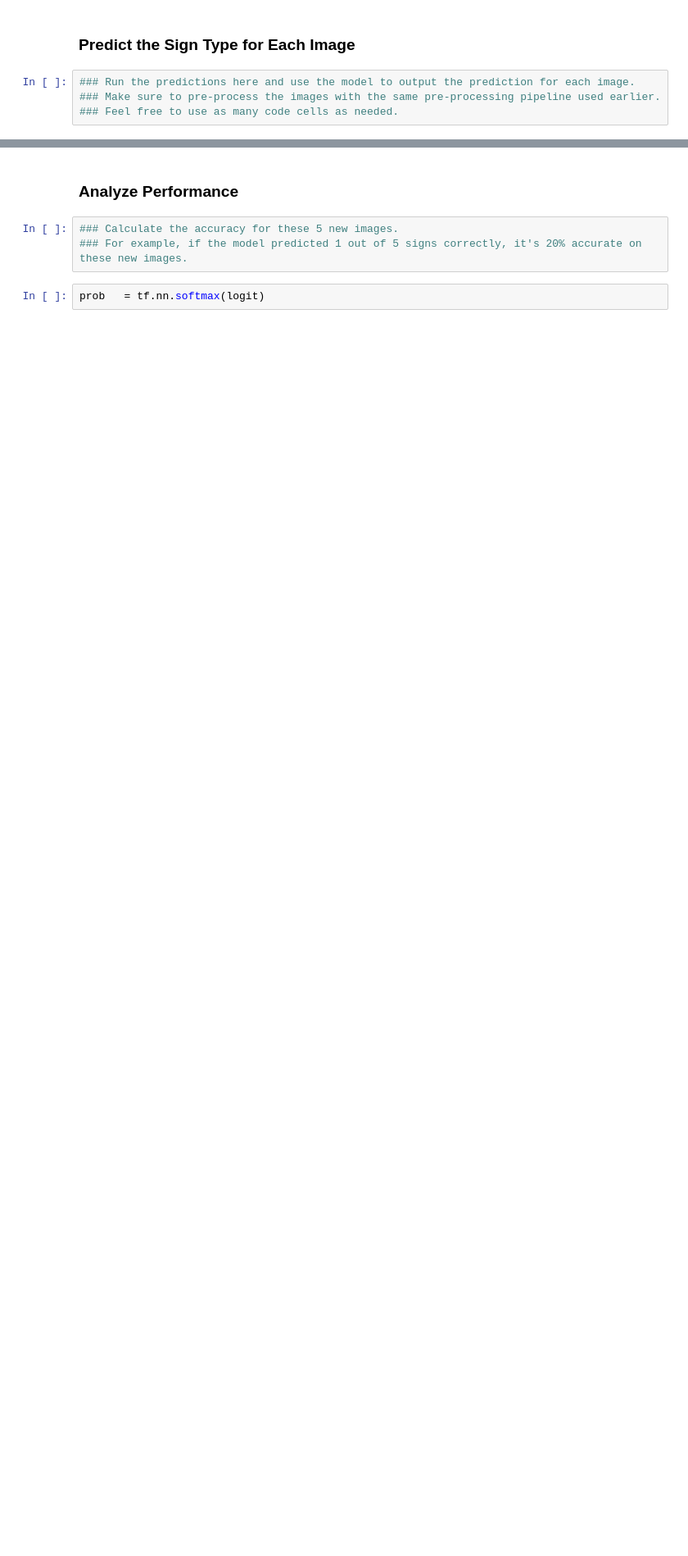
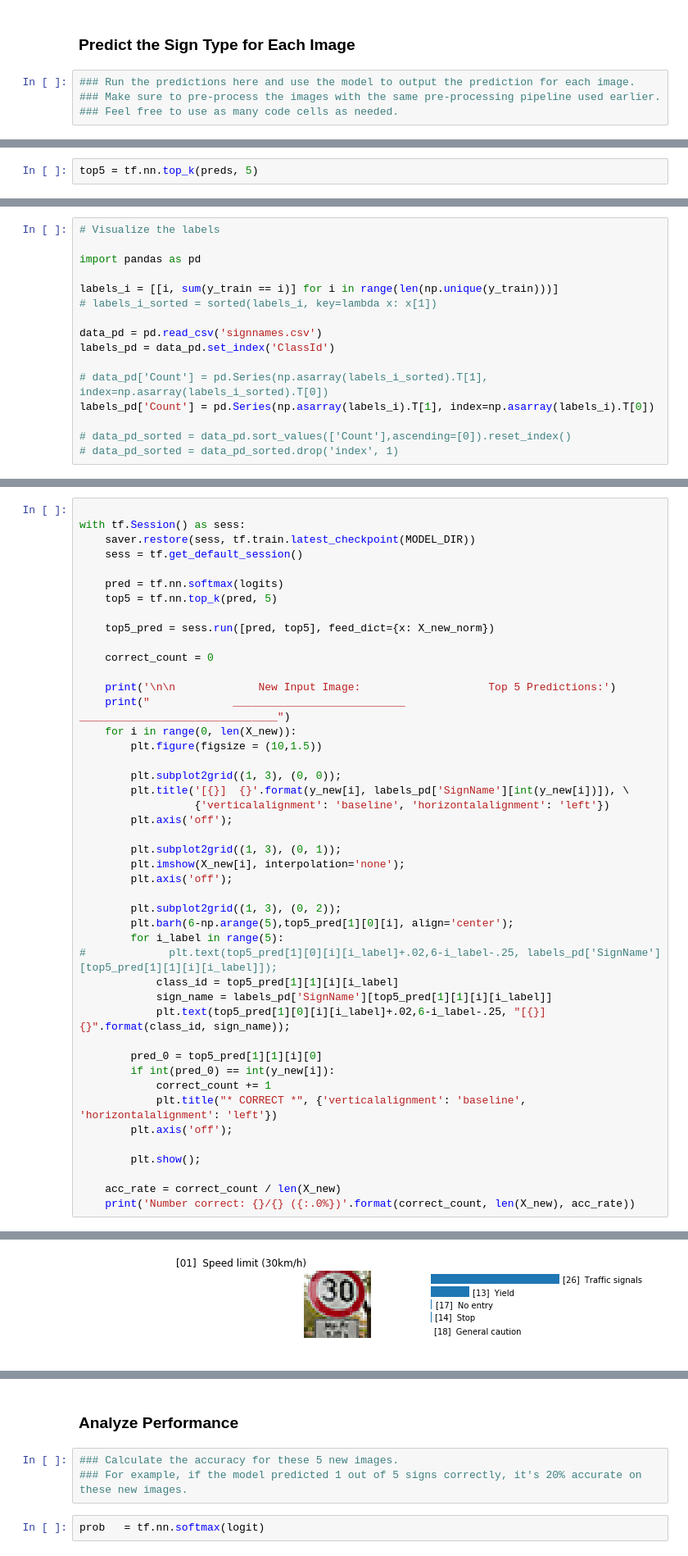
Before and after one commit to tommytracey/udacity, a Jupyter notebook: self-driving-nano/projects/2-traffic-signs/Traffic_Sign_Classifier-v20_test.ipynb, the cells around one changed output, grey strips where cells are left out. Shown at 82% size. Saved outputs shown, nothing was run; the diff lists cells and outputs as text; blank space fills up the shorter version.

```diff
--- a/self-driving-nano/projects/2-traffic-signs/Traffic_Sign_Classifier-v20_test.ipynb
+++ b/self-driving-nano/projects/2-traffic-signs/Traffic_Sign_Classifier-v20_test.ipynb
@@ -694,0 +696,2 @@ plt.show()
+# %%
+top5 = tf.nn.top_k(preds, 5)
@@ -694,0 +702,16 @@ plt.show()
+# %%
+# Visualize the labels
+
+import pandas as pd
+
+labels_i = [[i, sum(y_train == i)] for i in range(len(np.unique(y_train)))]
+# labels_i_sorted = sorted(labels_i, key=lambda x: x[1])
+
+data_pd = pd.read_csv('signnames.csv')
+labels_pd = data_pd.set_index('ClassId')
+
+# data_pd['Count'] = pd.Series(np.asarray(labels_i_sorted).T[1], index=np.asarray(labels_i_sorted).T[0])
+labels_pd['Count'] = pd.Series(np.asarray(labels_i).T[1], index=np.asarray(labels_i).T[0])
+
+# data_pd_sorted = data_pd.sort_values(['Count'],ascending=[0]).reset_index()
+# data_pd_sorted = data_pd_sorted.drop('index', 1)
@@ -694,0 +739,46 @@ plt.show()
+# %%
+
+with tf.Session() as sess:
+    saver.restore(sess, tf.train.latest_checkpoint(MODEL_DIR))
+    sess = tf.get_default_session()
+
+    pred = tf.nn.softmax(logits)
+    top5 = tf.nn.top_k(pred, 5)
+
+    top5_pred = sess.run([pred, top5], feed_dict={x: X_new_norm})
+
+    correct_count = 0
+
+    print('\n\n             New Input Image:                    Top 5 Predictions:')
+    print("             ___________________________         _______________________________")
+    for i in range(0, len(X_new)):
+        plt.figure(figsize = (10,1.5))
+
+        plt.subplot2grid((1, 3), (0, 0));
+        plt.title('[{}]  {}'.format(y_new[i], labels_pd['SignName'][int(y_new[i])]), \
+                  {'verticalalignment': 'baseline', 'horizontalalignment': 'left'})
+        plt.axis('off');
+
+        plt.subplot2grid((1, 3), (0, 1));
+        plt.imshow(X_new[i], interpolation='none');
+        plt.axis('off');
+
+        plt.subplot2grid((1, 3), (0, 2));
+        plt.barh(6-np.arange(5),top5_pred[1][0][i], align='center');
+        for i_label in range(5):
+#             plt.text(top5_pred[1][0][i][i_label]+.02,6-i_label-.25, labels_pd['SignName'][top5_pred[1][1][i][i_label]]);
+            class_id = top5_pred[1][1][i][i_label]
+            sign_name = labels_pd['SignName'][top5_pred[1][1][i][i_label]]
+            plt.text(top5_pred[1][0][i][i_label]+.02,6-i_label-.25, "[{}]  {}".format(class_id, sign_name));
+
+        pred_0 = top5_pred[1][1][i][0]
+        if int(pred_0) == int(y_new[i]):
+            correct_count += 1
+            plt.title("* CORRECT *", {'verticalalignment': 'baseline', 'horizontalalignment': 'left'})
+        plt.axis('off');
+
+        plt.show();
+
+    acc_rate = correct_count / len(X_new)
+    print('Number correct: {}/{} ({:.0%})'.format(correct_count, len(X_new), acc_rate))
+# %% [output]
@@ -694,0 +790 @@ plt.show()
+[figure, added]
```
Also changed, not shown: parts of 18 cells of this notebook, 1 other file.
